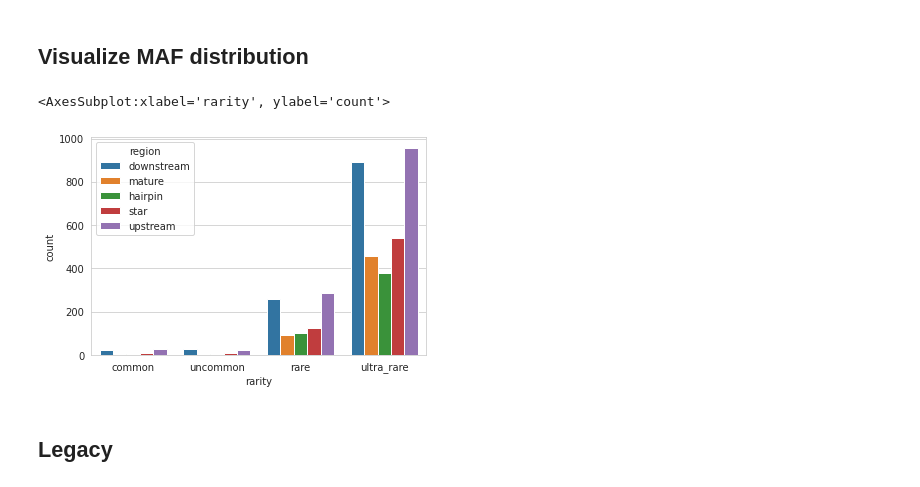
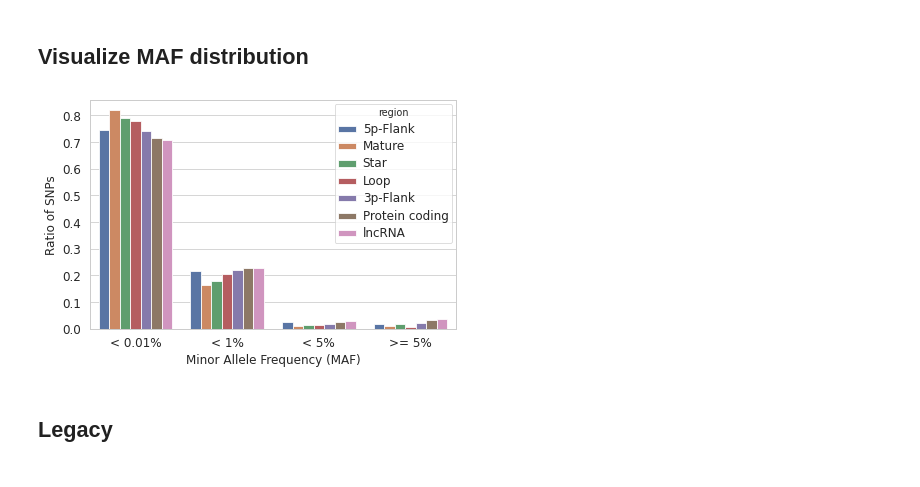
Before and after one commit to felixlangschied/human_mirna_evol, a Jupyter notebook: scripts/notebooks/SNPanalysis.ipynb, the cells around one changed output. Saved outputs shown, nothing was run; the diff lists cells and outputs as text; code cells hidden in the pictures.

```diff
--- a/scripts/notebooks/SNPanalysis.ipynb
+++ b/scripts/notebooks/SNPanalysis.ipynb
@@ -214,8 +326,18 @@ def categorize_mafs(maf_dict):
     uncommon = 0
     rare = 0
     ultra_rare = 0
+    no_data = 0
+    num_snps = len(maf_dict)
+
     for maf in maf_dict:
-        maf = float(maf)
+        try:
+            maf = float(maf)
+        except ValueError:
+            try:
+                maf = float(maf.split(';')[0])
+            except:
+                no_data += 1
+                continue
         if maf >= 0.05:
             common += 1
         elif maf < 0.05 and maf >= 0.01:
@@ -224,7 +346,7 @@ def categorize_mafs(maf_dict):
             rare += 1
         elif maf < 0.0001:
             ultra_rare += 1
-    return common, uncommon, rare, ultra_rare
+    return map(lambda x: x/num_snps, [common, uncommon, rare, ultra_rare, no_data])
 
 
 def load_mafs(path):
@@ -235,8 +357,8 @@ def load_mafs(path):
             if region == 'pre_mirna':
                 continue
 
-            common, uncommon, rare, ultra_rare = categorize_mafs(m_dict[region])
-            catlist = ['common', 'uncommon', 'rare', 'ultra_rare']
+            common, uncommon, rare, ultra_rare, no_data = categorize_mafs(m_dict[region])
+            catlist = ['common', 'uncommon', 'rare', 'ultra_rare', 'no_data']
 
             df_dict['region'].append(region)
             df_dict['count'].append(common)
@@ -254,17 +376,43 @@ def load_mafs(path):
             df_dict['count'].append(ultra_rare)
             df_dict['rarity'].append('ultra_rare')
 
+            df_dict['region'].append(region)
+            df_dict['count'].append(no_data)
+            df_dict['rarity'].append('no_data')
+
     df = pd.DataFrame.from_dict(df_dict)
     return df
 
 
 
 mafdf = load_mafs(maf_path)
-
-sns.barplot(data=mafdf, x='rarity', y='count', hue='region')
-# %% [output]
-<AxesSubplot:xlabel='rarity', ylabel='count'>
-[figure, removed]
+# %%
+figout = '/home/felixl/PycharmProjects/human_miRNA_evol/figures/MAFs_all_regions.png'
+
+# only works with cell above
+mafdf = mafdf[mafdf['rarity'] != 'no_data']
+
+df_names = ['downstream', 'mature', 'star', 'hairpin', 'upstream', 'protein_coding', 'lncRNA']
+nice_names = ['5p-Flank', 'Mature', 'Star', 'Loop', '3p-Flank', 'Protein coding', 'lncRNA']
+order = ['ultra_rare', 'rare', 'uncommon', 'common']
+xticks = ['< 0.01%', '< 1%', '< 5%', '>= 5%']
+
+for tup in zip(df_names, nice_names):
+    mafdf = mafdf.replace(tup[0], tup[1])
+
+sns.set_style('whitegrid')
+ax = sns.barplot(data=mafdf, x='rarity', y='count', hue='region', order=order, hue_order=nice_names)
+
+ax.set_xticklabels(xticks)#,rotation = 20, ha='right')
+plt.ylabel('Ratio of SNPs', size=12)
+plt.xlabel('Minor Allele Frequency (MAF)', size=12)
+plt.tick_params(axis='both', which='major', labelsize=12)
+plt.setp(ax.get_legend().get_texts(), fontsize='12')
+plt.tight_layout()
+plt.savefig(figout, dpi=600)
+plt.savefig(figout.replace('.png', '.svg'))
+# %% [output]
+[figure, added]
 # %% [markdown]
 ## Legacy
 # %%
```
Also changed, not shown: parts of 10 cells of this notebook, 3 other files.
